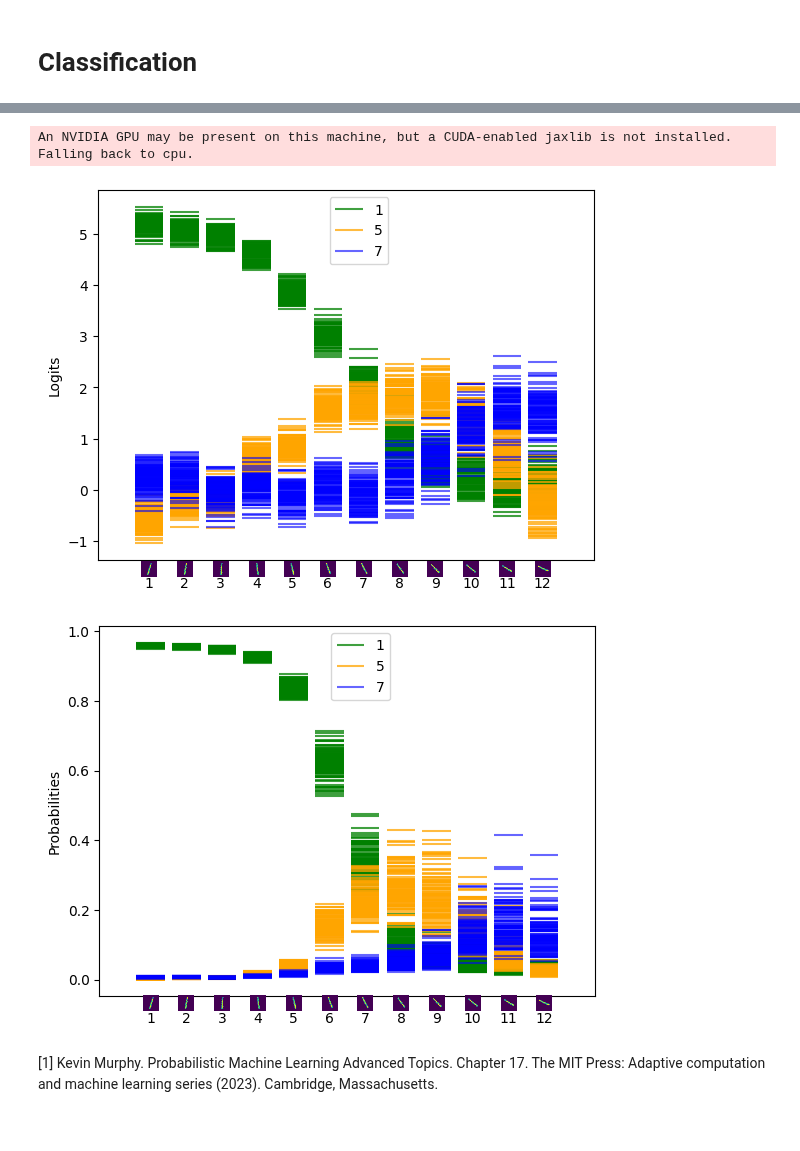
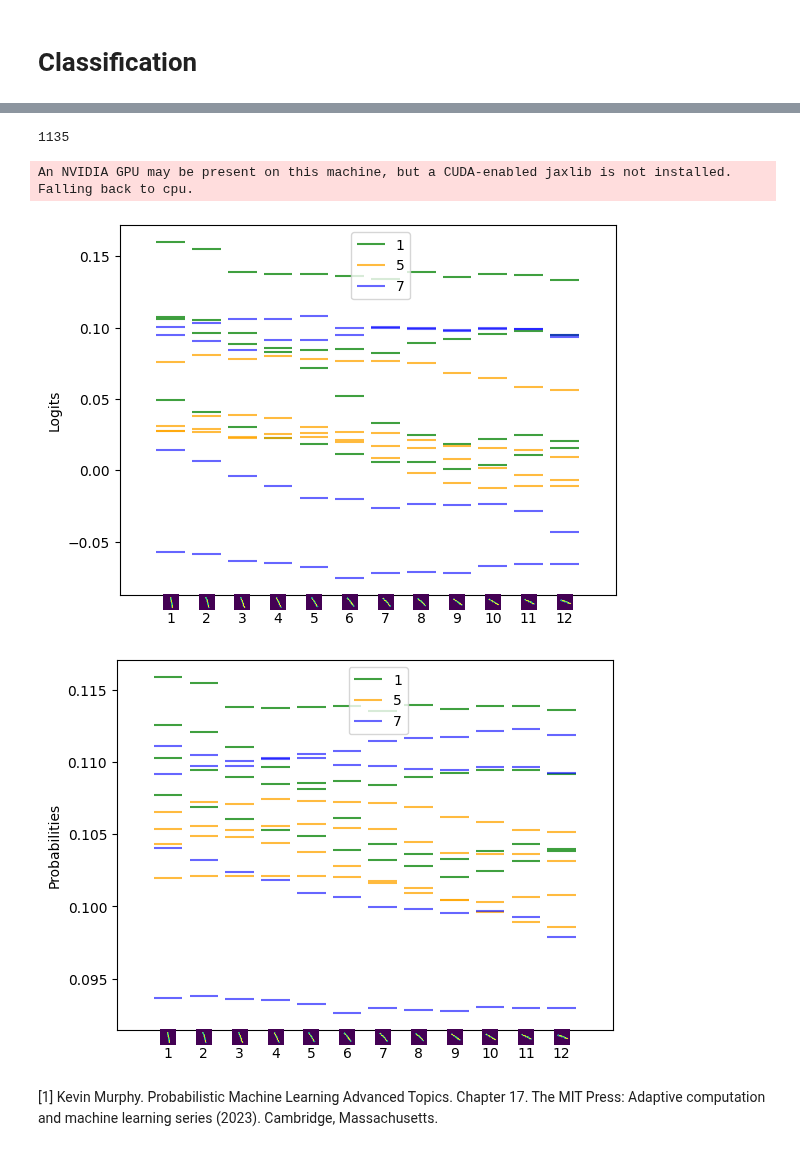
Before and after one commit to lbai-lab/push, a Jupyter notebook: docs/source/examples/01_Bayesian_Deep_Learning/01_Deep_Ensemble/de_classification.ipynb, the cells around one changed output, grey strips where cells are left out. Saved outputs shown, nothing was run; the diff lists cells and outputs as text; code cells hidden in the pictures.

```diff
--- a/docs/source/examples/01_Bayesian_Deep_Learning/01_Deep_Ensemble/de_classification.ipynb
+++ b/docs/source/examples/01_Bayesian_Deep_Learning/01_Deep_Ensemble/de_classification.ipynb
@@ -97,7 +97,7 @@ selected_numbers = [1]
 # rotation_angles = [0, 15, 30, 45, 60, 75, 80, 95]
 rotation_angles = []
 for i in range(12):
-    rotation_angles.append(i*7.5)
+    rotation_angles.append(i*5.5)
 def get_rotated_mnist_dataset(degrees):
     rotate_transform = transforms.Compose([
             transforms.RandomRotation(degrees=(degrees, degrees), fill=(0,)),
@@ -128,7 +128,7 @@ import torch
 from torch.utils.data import DataLoader
 import push.bayes.ensemble
 
-epochs = 100
+epochs = 1
 # ensemble = push.bayes.ensemble.train_deep_ensemble(
 #         train_loader,
 #         torch.nn.CrossEntropyLoss(),
@@ -144,7 +144,7 @@ ensemble = push.bayes.ensemble.train_deep_ensemble(
         epochs,
         LeNet,
         num_devices=2,
-        num_ensembles=100,
+        num_ensembles=2,
         cache_size=25
     )
 # %%
@@ -156,16 +174,21 @@ def get_mode(output, mode):
     return output[mode]
 
 # get_mode(two_model_outputs0, "logits")[:,:,(1,3,7)][0][:,(0)]
+# %%
+len(get_mode(outputs[0], "logits"))
+# %% [output]
+1135
 # %%
 # Display rotated images
-num_images_to_display = 1
+# num_images_to_display =
+idx_image_to_display = 4
 imgs = []
 lbls = []
 for dataset in rotated_datasets:
-    rotated_loader_small = DataLoader(dataset, batch_size=num_images_to_display, shuffle=False)
+    rotated_loader_small = DataLoader(dataset, batch_size=512, shuffle=False)
     for images, labels in rotated_loader_small:
-        imgs.append(images)
-        lbls.append(labels)
+        imgs.append(images[idx_image_to_display])
+        lbls.append(labels[idx_image_to_display])
         break
 # %%
 from matplotlib.offsetbox import OffsetImage, AnnotationBbox
@@ -197,7 +220,7 @@ index = jnp.arange(len(outputs))
 for i, output in enumerate(outputs):
     '''plot generated from mnist_classification_mc_dropout.ipynb [1]'''
     ax.eventplot(
-        get_mode(output, "logits")[:,:,(1,3,7)][0][:,(0)],
+        get_mode(output, "logits")[:,:,(1,3,7)][idx_image_to_display][:,(0)],
         orientation="vertical",
         lineoffsets=i,
         linelengths=0.8,
@@ -205,36 +228,36 @@ for i, output in enumerate(outputs):
         alpha=0.75,
     )
     ax.eventplot(
-        get_mode(output, "logits")[:,:,(1,3,7)][0][:,(1)],
+        get_mode(output, "logits")[:,:,(1,3,7)][idx_image_to_display][:,(1)],
         orientation="vertical",
         lineoffsets=i,
         linelengths=0.8,
         colors="orange",
         alpha=0.75,
     )
     ax.eventplot(
-        get_mode(output, "logits")[:,:,(1,3,7)][0][:,(2)],
+        get_mode(output, "logits")[:,:,(1,3,7)][idx_image_to_display][:,(2)],
         orientation="vertical",
         lineoffsets=i,
         linelengths=0.8,
         colors="blue",
         alpha=0.6,
     )
 
 ax.set_xticks(index)
 ax.set_xticklabels(index + 1)
 ax.tick_params(axis="x", which="major", pad=8)
 ax.set_ylabel("Logits")
 l, h = ax.get_ylim()
 for i in index:
     offset_image(i, i, ax, l, l - 5, zoom)
 ax.legend(["1", "5", "7"], bbox_to_anchor=(0.6, 1.0))
 # sns.despine()
 # savefig("mnist_softmax_input", tight_bbox=True, pad=1)
 plt.show()
 # %% [output]
 An NVIDIA GPU may be present on this machine, but a CUDA-enabled jaxlib is not installed. Falling back to cpu.
-[figure, old version]
+[figure, new version]
 # %%
 fig, ax = plt.subplots(1)
 zoom = 0.4
@@ -246,7 +269,7 @@ index = jnp.arange(len(outputs))
 for i, output in enumerate(outputs):
     '''plot generated from mnist_classification_mc_dropout.ipynb [1]'''
     ax.eventplot(
-        get_mode(output, "prob")[:,:,(1,3,7)][0][:,(0)],
+        get_mode(output, "prob")[:,:,(1,3,7)][idx_image_to_display][:,(0)],
         orientation="vertical",
         lineoffsets=i,
         linelengths=0.8,
@@ -254,7 +277,7 @@ for i, output in enumerate(outputs):
         alpha=0.75,
     )
     ax.eventplot(
-        get_mode(output, "prob")[:,:,(1,3,7)][0][:,(1)],
+        get_mode(output, "prob")[:,:,(1,3,7)][idx_image_to_display][:,(1)],
         orientation="vertical",
         lineoffsets=i,
         linelengths=0.8,
@@ -262,7 +285,7 @@ for i, output in enumerate(outputs):
         alpha=0.75,
     )
     ax.eventplot(
-        get_mode(output, "prob")[:,:,(1,3,7)][0][:,(2)],
+        get_mode(output, "prob")[:,:,(1,3,7)][idx_image_to_display][:,(2)],
         orientation="vertical",
         lineoffsets=i,
         linelengths=0.8,
@@ -282,6 +305,6 @@ ax.legend(["1", "5", "7"], bbox_to_anchor=(0.6, 1.0))
 # savefig("mnist_softmax_input", tight_bbox=True, pad=1)
 plt.show()
 # %% [output]
-[figure, old version]
+[figure, new version]
 # %% [markdown]
 [1] Kevin Murphy. Probabilistic Machine Learning Advanced Topics. Chapter 17. The MIT Press: Adaptive computation and machine learning series (2023). Cambridge, Massachusetts.
```
Also changed, not shown: parts of 1 cell of this notebook, 4 other files.
